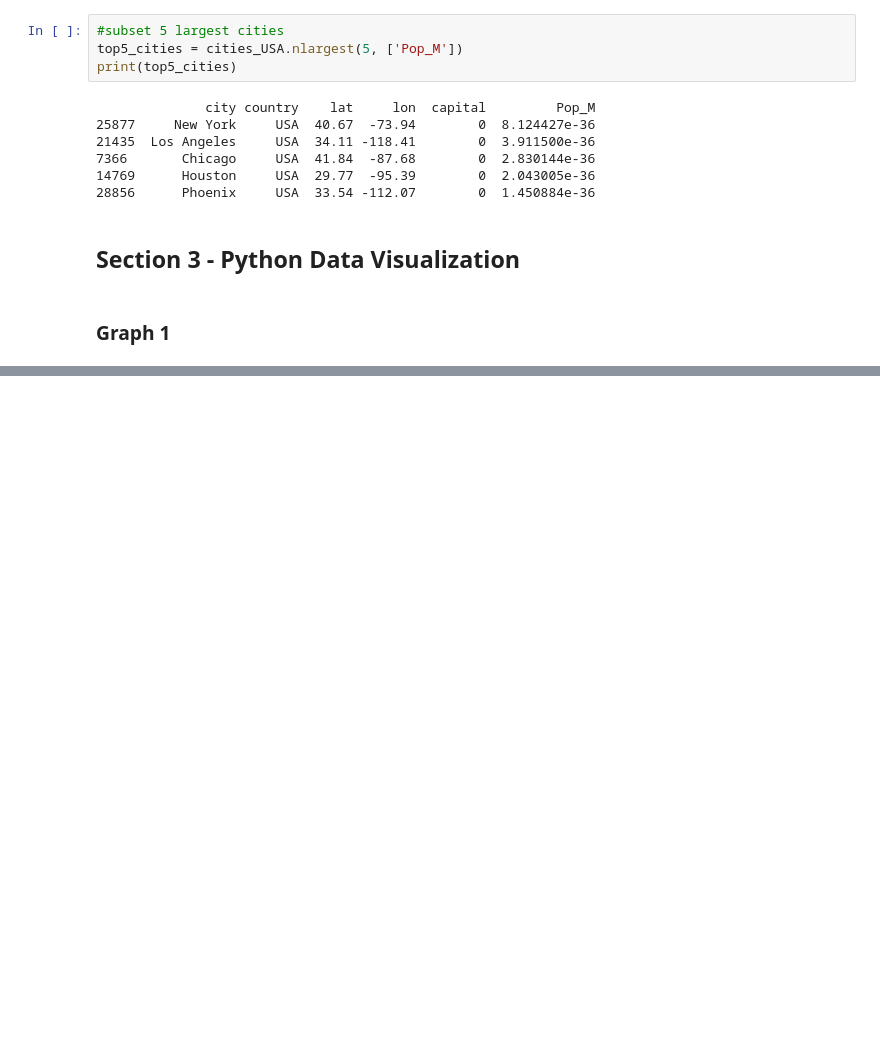
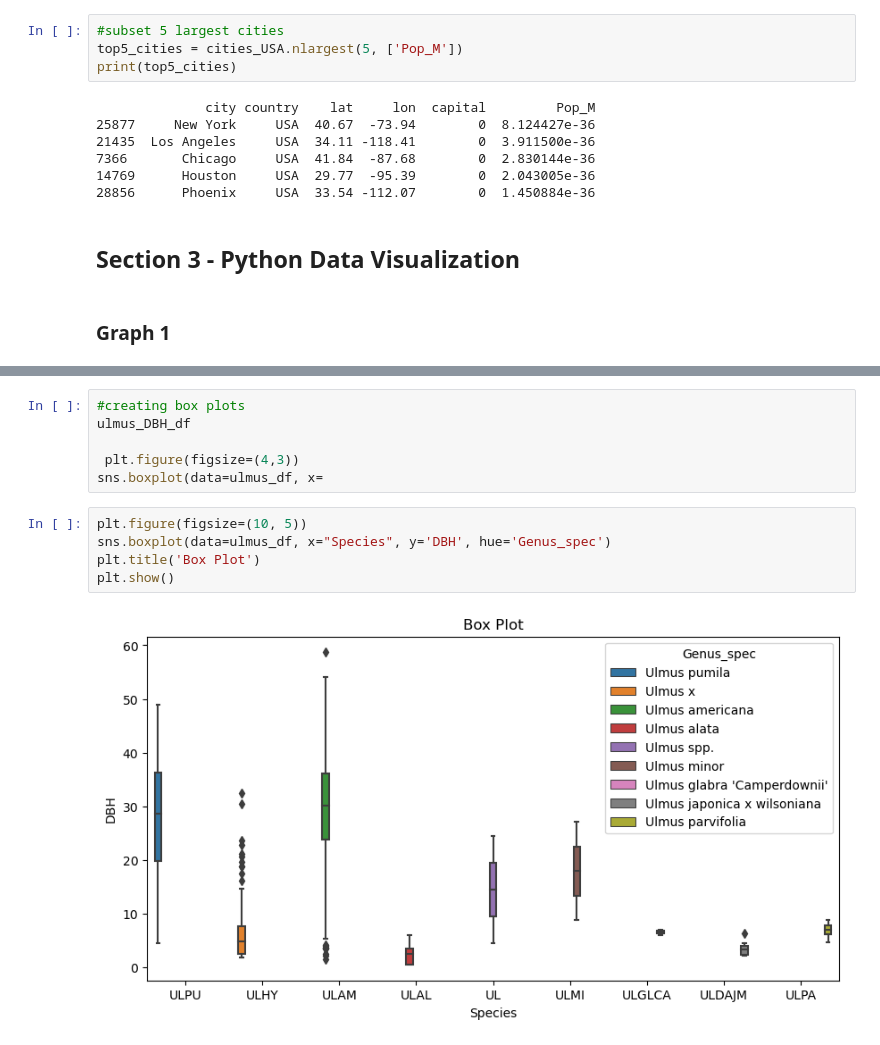
Before and after one commit to louisegordon/PY4SA23_Assignment, a Jupyter notebook: Assingment 2 - Louise Gordon.ipynb, the cells around one changed output, grey strips where cells are left out. Cells and saved outputs as stored; diff of their text form; blank space fills up the shorter version.

```diff
--- a/Assingment 2 - Louise Gordon.ipynb
+++ b/Assingment 2 - Louise Gordon.ipynb
@@ -233,0 +255,13 @@ print(top5_cities)
+# %%
+#creating box plots
+ulmus_DBH_df
+
+ plt.figure(figsize=(4,3))
+sns.boxplot(data=ulmus_df, x=
+# %%
+plt.figure(figsize=(10, 5))
+sns.boxplot(data=ulmus_df, x="Species", y='DBH', hue='Genus_spec')
+plt.title('Box Plot')
+plt.show()
+# %% [output]
+[figure, added]
```
Also changed, not shown: parts of 18 cells of this notebook.
